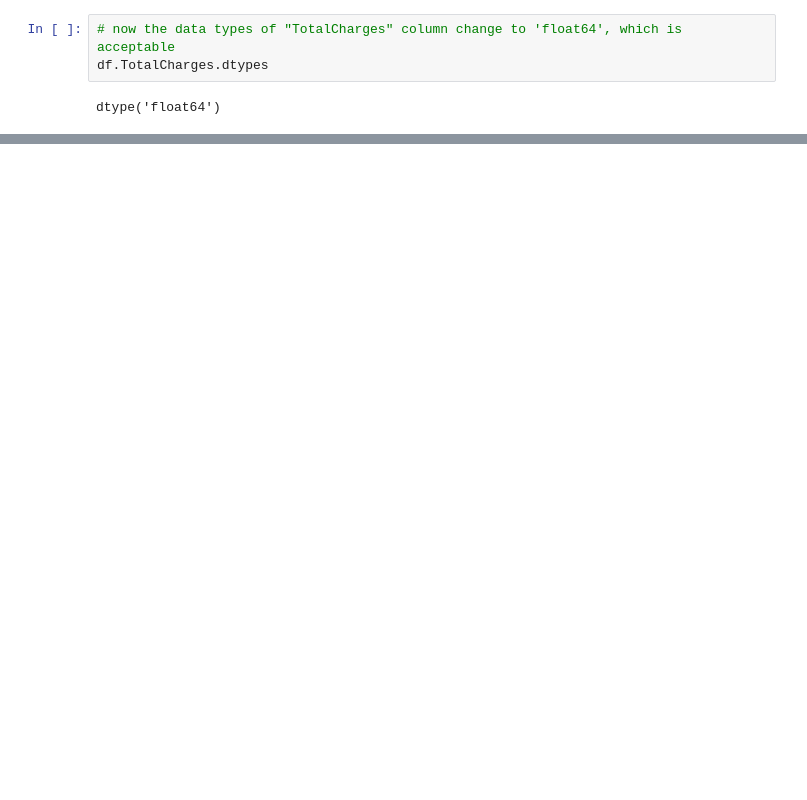
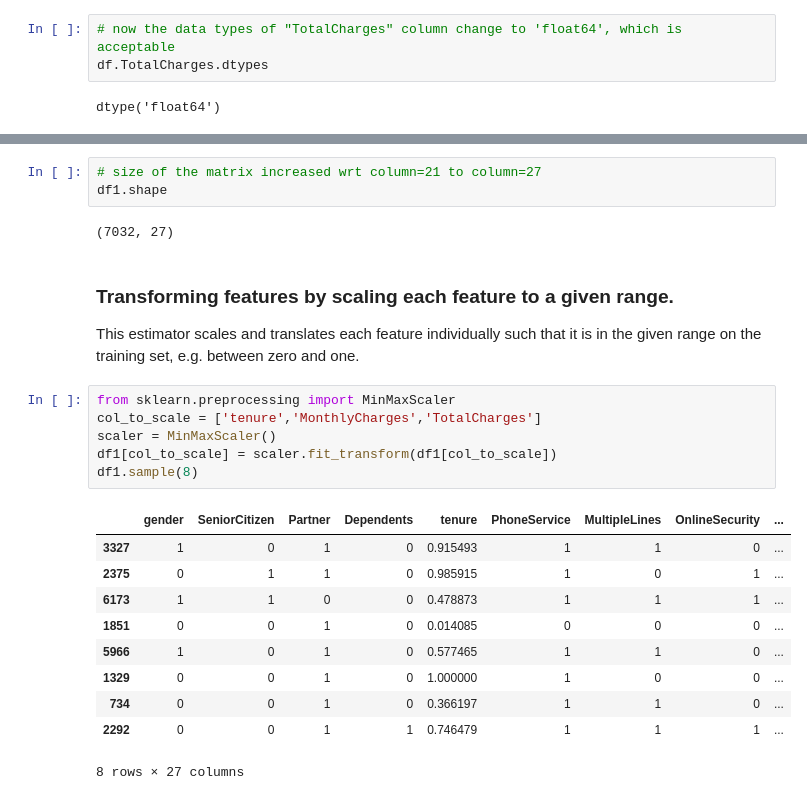
Before and after one commit to akdubey2k/ANN, a Jupyter notebook: 18_Customer churn prediction using ANN/18_customer_churn_prediction_using_ANN.ipynb, the cells around one changed output, grey strips where cells are left out. Saved outputs shown, nothing was run; the diff lists cells and outputs as text; blank space fills up the shorter version.

```diff
--- a/18_Customer churn prediction using ANN/18_customer_churn_prediction_using_ANN.ipynb
+++ b/18_Customer churn prediction using ANN/18_customer_churn_prediction_using_ANN.ipynb
@@ -269,0 +248,26 @@ dtype: object
+# %%
+# size of the matrix increased wrt column=21 to column=27
+df1.shape
+# %% [output]
+(7032, 27)
+# %% [markdown]
+### Transforming features by scaling each feature to a given range.
+
+This estimator scales and translates each feature individually such that it is in the given range on the training set, e.g. between zero and one.
+# %%
+from sklearn.preprocessing import MinMaxScaler
+col_to_scale = ['tenure','MonthlyCharges','TotalCharges']
+scaler = MinMaxScaler()
+df1[col_to_scale] = scaler.fit_transform(df1[col_to_scale])
+df1.sample(8)
+# %% [output]
+|  | gender | SeniorCitizen | Partner | Dependents | tenure | PhoneService | MultipleLines | OnlineSecurity | ... |
+| 3327 | 1 | 0 | 1 | 0 | 0.915493 | 1 | 1 | 0 | ... |
+| 2375 | 0 | 1 | 1 | 0 | 0.985915 | 1 | 0 | 1 | ... |
+| 6173 | 1 | 1 | 0 | 0 | 0.478873 | 1 | 1 | 1 | ... |
+| 1851 | 0 | 0 | 1 | 0 | 0.014085 | 0 | 0 | 0 | ... |
+| 5966 | 1 | 0 | 1 | 0 | 0.577465 | 1 | 1 | 0 | ... |
+| 1329 | 0 | 0 | 1 | 0 | 1.000000 | 1 | 0 | 0 | ... |
+| 734 | 0 | 0 | 1 | 0 | 0.366197 | 1 | 1 | 0 | ... |
+| 2292 | 0 | 0 | 1 | 1 | 0.746479 | 1 | 1 | 1 | ... |
+8 rows × 27 columns
```
Also changed, not shown: parts of 75 cells of this notebook.
